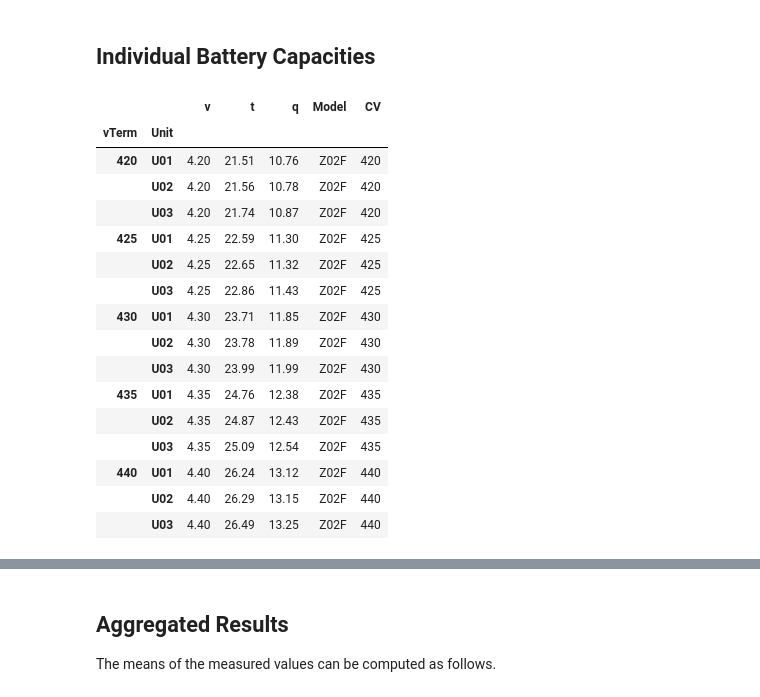
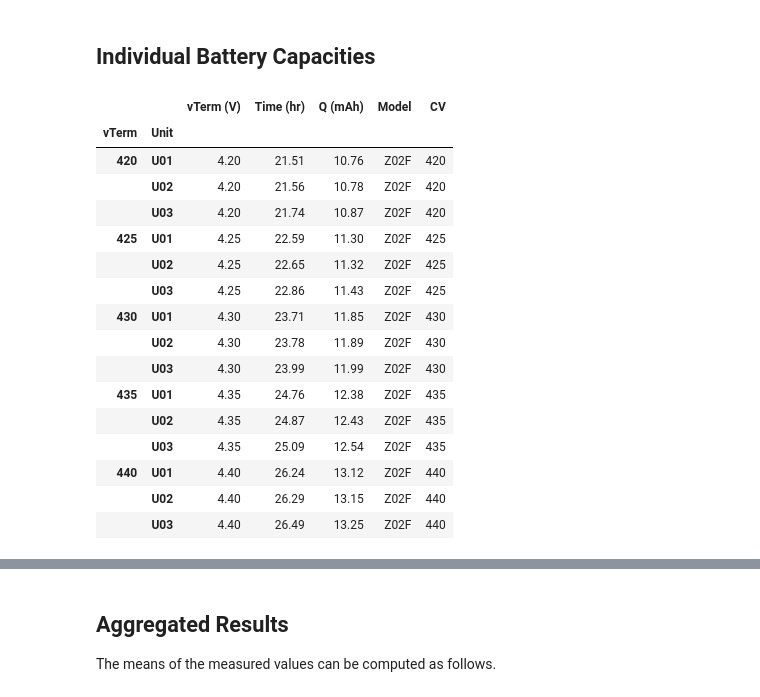
Before and after one commit to ziggle/BatteryDischargeQuickLookReport, a Jupyter notebook: Z02FH-Styled.ipynb, the cells around one changed output, grey strips where cells are left out. Saved outputs shown, nothing was run; the diff lists cells and outputs as text; code cells hidden in the pictures.

```diff
--- a/Z02FH-Styled.ipynb
+++ b/Z02FH-Styled.ipynb
@@ -188,9 +188,10 @@ The battery capacities measured during this testing are computed below.
 ## Individual Battery Capacities
 # %%
 g1 = np.round(z.groupby( ["vTerm","Unit"] ).max(),2)
+g1 = g1.rename(columns={'v': 'vTerm (V)', 't': 'Time (hr)',"q":"Q (mAh)"})
 display(g1)
 # %% [output]
-|  |  | v | t | q | Model | CV |
+|  |  | vTerm (V) | Time (hr) | Q (mAh) | Model | CV |
 | vTerm | Unit |  |  |  |  |  |
 | 420 | U01 | 4.20 | 21.51 | 10.76 | Z02F | 420 |
 |  | U02 | 4.20 | 21.56 | 10.78 | Z02F | 420 |
```
Also changed, not shown: parts of 16 cells of this notebook.
